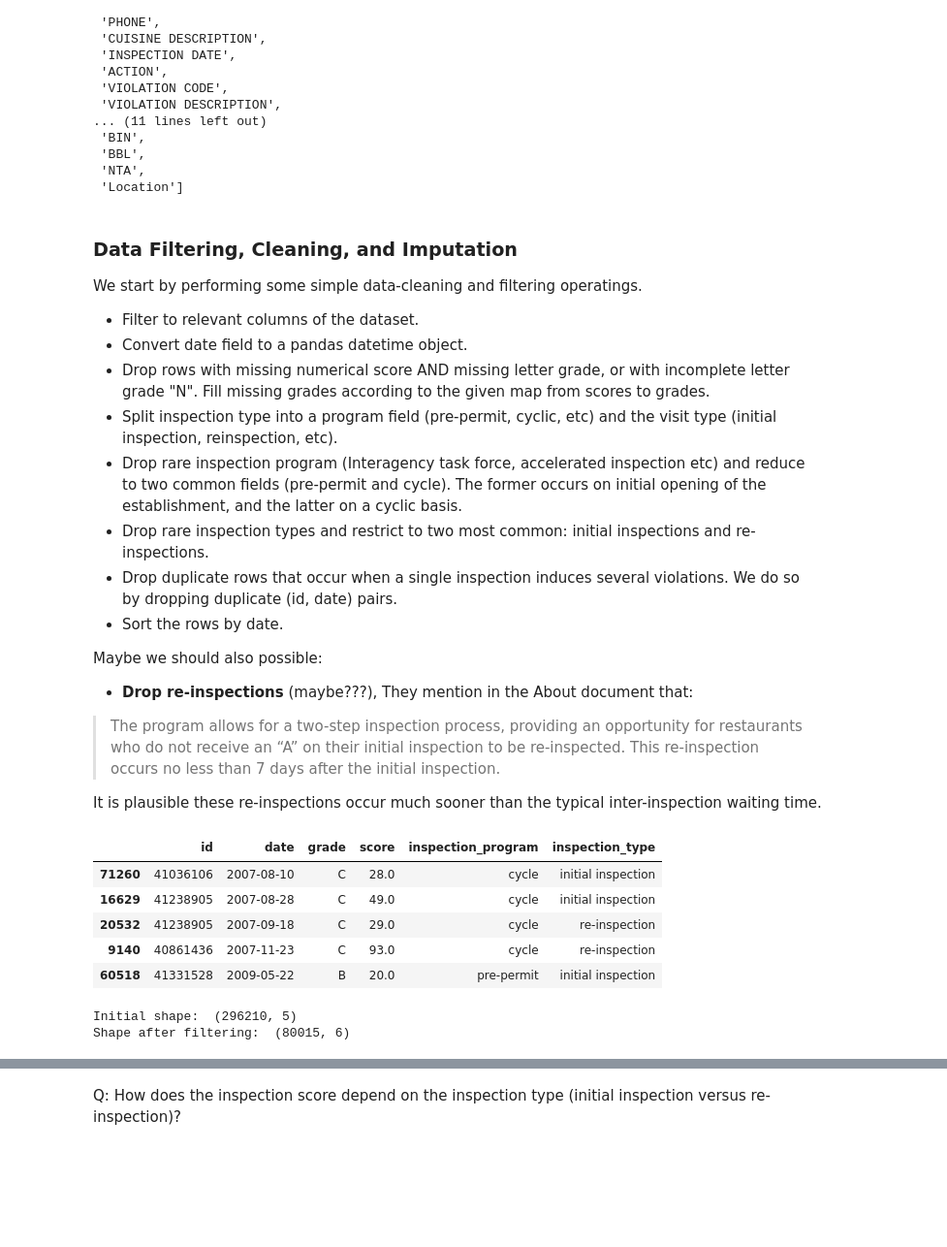
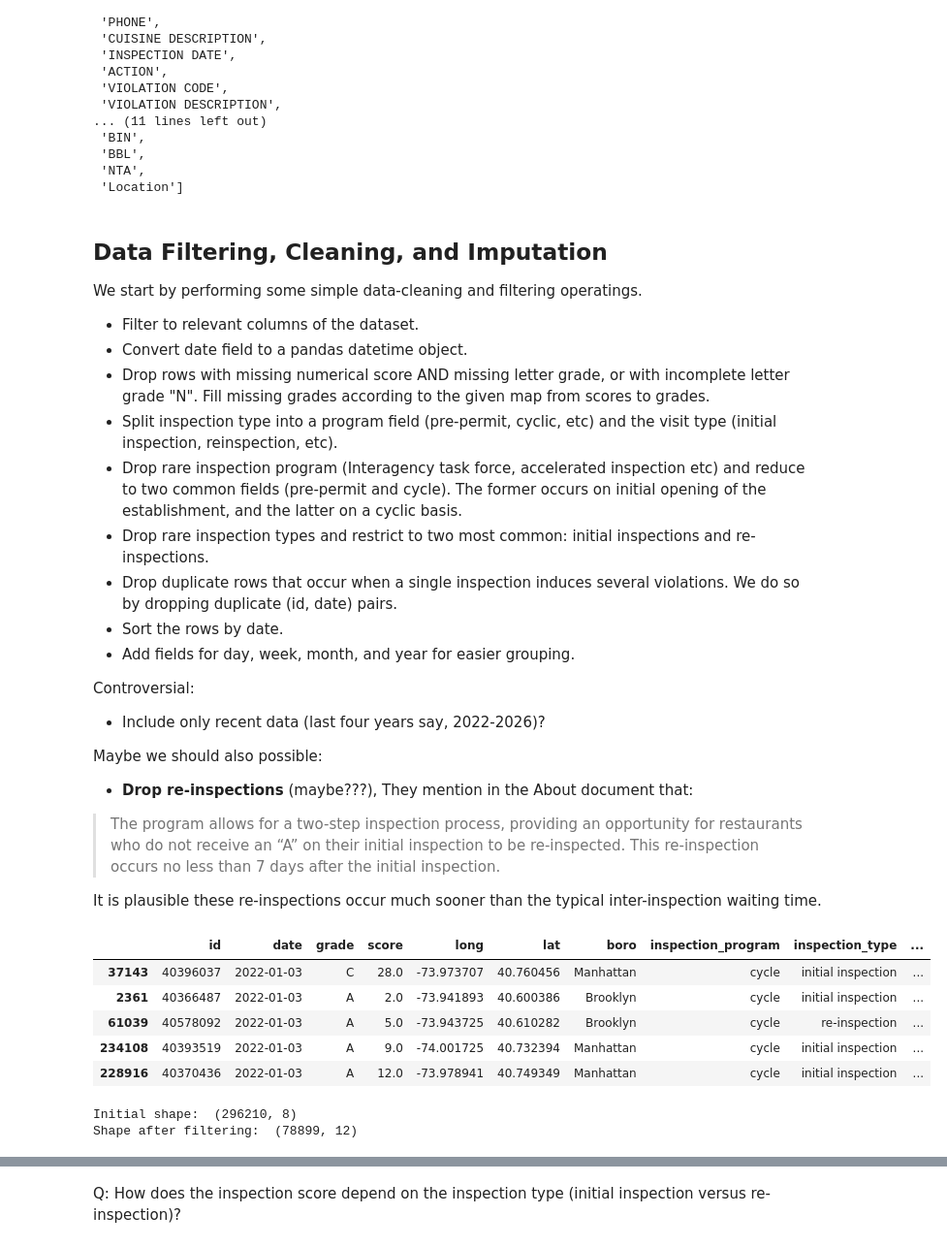
Before and after one commit to zackmcnulty/self_balancing_sampler, a Jupyter notebook: health_inspections.ipynb, the cells around one changed output, grey strips where cells are left out. Shown at 97% size. Cells and saved outputs as stored; diff of their text form; code cells hidden in the pictures; blank space fills up the shorter version.

```diff
--- a/health_inspections.ipynb
+++ b/health_inspections.ipynb
@@ -85,7 +85,7 @@ display(list(full_df.columns))
  'NTA',
  'Location']
 # %% [markdown]
-### Data Filtering, Cleaning, and Imputation
+## Data Filtering, Cleaning, and Imputation
 
 We start by performing some simple data-cleaning and filtering operatings.
 * Filter to relevant columns of the dataset.
@@ -96,6 +96,10 @@ We start by performing some simple data-cleaning and filtering operatings.
 * Drop rare inspection types and restrict to two most common: initial inspections and re-inspections.
 * Drop duplicate rows that occur when a single inspection induces several violations. We do so by dropping duplicate (id, date) pairs.
 * Sort the rows by date.
+* Add fields for day, week, month, and year for easier grouping.
+
+Controversial:
+* Include only recent data (last four years say, 2022-2026)?
 
 
 Maybe we should also possible:
@@ -104,10 +108,11 @@ Maybe we should also possible:
 > The program allows for a two-step inspection process, providing an opportunity for restaurants who do not receive an “A” on their initial inspection to be re-inspected.  This re-inspection occurs no less than 7 days after the initial inspection.
 
 It is plausible these re-inspections occur much sooner than the typical inter-inspection waiting time.
+# %%
+columns_to_keep = ['CAMIS', 'INSPECTION DATE', 'GRADE', 'SCORE', 'INSPECTION TYPE', 'Longitude', 'Latitude', 'BORO']
+rename_map = {'CAMIS':'id', 'INSPECTION DATE':'date', 'GRADE':'grade', 'SCORE':'score', 'INSPECTION TYPE':'type', 'Longitude':'long', 'Latitude':'lat', 'BORO':'boro'}
 # %%
 # filter dataset to include only relevent columns
-columns_to_keep = ['CAMIS', 'INSPECTION DATE', 'GRADE', 'SCORE', 'INSPECTION TYPE']
-rename_map = {'CAMIS':'id', 'INSPECTION DATE':'date', 'GRADE':'grade', 'SCORE':'score', 'INSPECTION TYPE':'type'}
 df = full_df[columns_to_keep].copy()
 df.rename(columns=rename_map, inplace=True)
 
@@ -143,42 +148,62 @@ df_filtered.drop(columns=['type'], inplace=True)
 mask = df_filtered['inspection_program'].str.contains('cycle') | df_filtered['inspection_program'].str.contains('pre-permit')
 df_filtered = df_filtered[mask]
 
 def program_map(name):
     if 'cycle' in name:
         return 'cycle'
     else:
         return 'pre-permit'
 
 df_filtered['inspection_program'] = df_filtered['inspection_program'].apply(program_map)
 
 # Drop rare inspection types (consider only initial inspections are reinspections)
 valid_inspection_types = ['initial inspection', 're-inspection']
 df_filtered = df_filtered.query('inspection_type in @valid_inspection_types')
 
 # convert date to pandas datetime object
 df_filtered['date'] = pd.to_datetime(df_filtered['date'])
 
-# Drop duplicate (id, date) pairs
+# Drop duplicate (id, date) pairs; keep the highest scoring violation
+df_filtered = (
+    df_filtered
+    .sort_values("score", ascending=False)
+    .drop_duplicates(subset=["id", "date"], keep="first")
+)
 df_filtered = df_filtered.drop_duplicates(subset=["id", "date"])
 
 # Sort rows by date
 df_filtered.sort_values(by='date', ascending=True, inplace=True)
+
+# add day, week, year fields
+iso = df_filtered["date"].dt.isocalendar()
+
+df_filtered = (
+    df_filtered
+    .assign(
+        day=iso['day'].astype(int),
+        year=iso["year"].astype(int),
+        week=iso["week"].astype(int),
+    )
+)
+
+# drop all data outide last 4 years
+df_filtered = df_filtered.query('year > 2021')
 
 display(df_filtered.head())
 print("Initial shape: ", df.shape)
 print('Shape after filtering: ', df_filtered.shape)
 
 # display(df_filtered['inspection_type'].value_counts())
 # display(df_filtered['inspection_program'].value_counts())
 # %% [output]
-|  | id | date | grade | score | inspection_program | inspection_type |
-| 71260 | 41036106 | 2007-08-10 | C | 28.0 | cycle | initial inspection |
-| 16629 | 41238905 | 2007-08-28 | C | 49.0 | cycle | initial inspection |
-| 20532 | 41238905 | 2007-09-18 | C | 29.0 | cycle | re-inspection |
-| 9140 | 40861436 | 2007-11-23 | C | 93.0 | cycle | re-inspection |
-| 60518 | 41331528 | 2009-05-22 | B | 20.0 | pre-permit | initial inspection |
+|  | id | date | grade | score | long | lat | boro | inspection_program | inspection_type | ... |
+| 37143 | 40396037 | 2022-01-03 | C | 28.0 | -73.973707 | 40.760456 | Manhattan | cycle | initial inspection | ... |
+| 2361 | 40366487 | 2022-01-03 | A | 2.0 | -73.941893 | 40.600386 | Brooklyn | cycle | initial inspection | ... |
+| 61039 | 40578092 | 2022-01-03 | A | 5.0 | -73.943725 | 40.610282 | Brooklyn | cycle | re-inspection | ... |
+| 234108 | 40393519 | 2022-01-03 | A | 9.0 | -74.001725 | 40.732394 | Manhattan | cycle | initial inspection | ... |
+| 228916 | 40370436 | 2022-01-03 | A | 12.0 | -73.978941 | 40.749349 | Manhattan | cycle | initial inspection | ... |
-Initial shape:  (296210, 5)
-Shape after filtering:  (80015, 6)
+Initial shape:  (296210, 8)
+Shape after filtering:  (78899, 12)
 # %%
 savepath = data_dir / 'processed' / "health_inspections_filtered.parquet"
 
```
Also changed, not shown: parts of 10 cells of this notebook.
